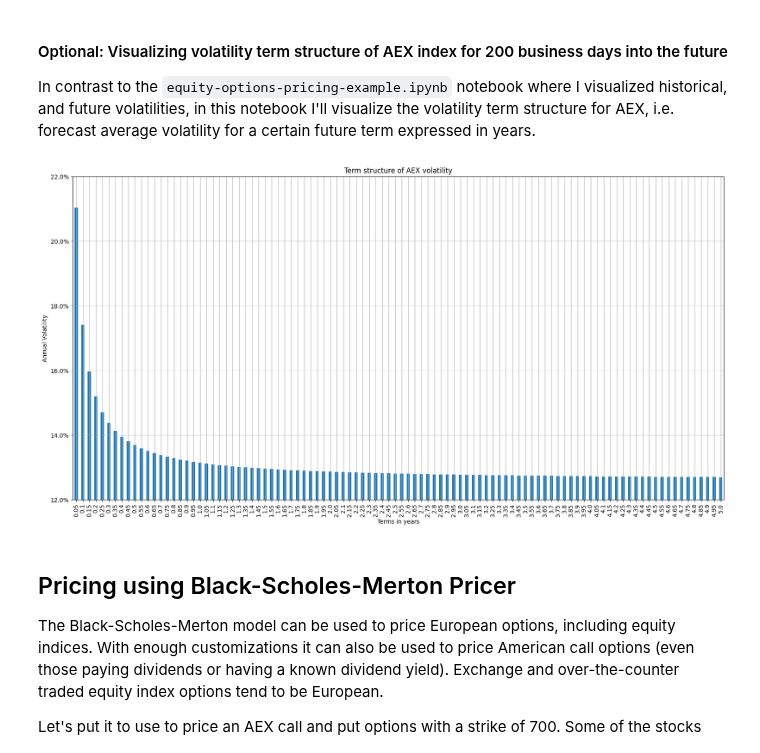
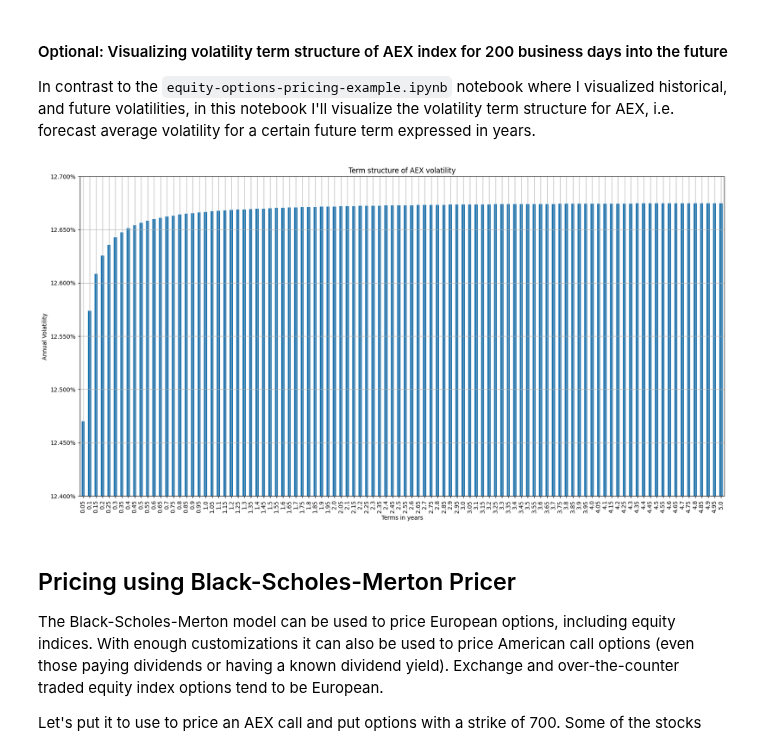
Before and after one commit to ilchen/options-pricing, a Jupyter notebook: euro-equity-index-options-pricing-example.ipynb, the cells around one changed output. Drawn from its saved outputs; the diff is of its cells as text; code cells hidden in the pictures.

```diff
--- a/euro-equity-index-options-pricing-example.ipynb
+++ b/euro-equity-index-options-pricing-example.ipynb
@@ -82,17 +82,17 @@ In contrast to the `equity-options-pricing-example.ipynb` notebook where I visua
 # %%
 from math import floor, ceil
 
 terms = [x / 100 for x in range(5, 505, 5)]
 term_vols = [vol_tracker.get_annual_term_volatility_forecast(term) * 100 for term in terms]
 series = pd.Series(term_vols, index=terms)
 
 ax = series.plot(figsize=(20,10), grid=True, kind='bar', title='Term structure of AEX volatility')
-ax.set_ylim(bottom=floor(series.min()), top=ceil(series.max()))
+ax.set_ylim(bottom=floor(series.min()*10) / 10, top=ceil(series.max()*10) / 10)
 ax.yaxis.set_major_formatter(mtick.PercentFormatter())
 ax.set_ylabel('Annual Volatility')
 _ = ax.set_xlabel('Terms in years')
 # %% [output]
-[figure, old version]
+[figure, new version]
 # %% [markdown]
 ## Pricing using Black-Scholes-Merton Pricer
 The Black-Scholes-Merton model can be used to price European options, including equity indices. With enough customizations it can also be used to price American call options (even those paying dividends or having a known
```
Also changed, not shown: parts of 12 cells of this notebook, 4 other files.
